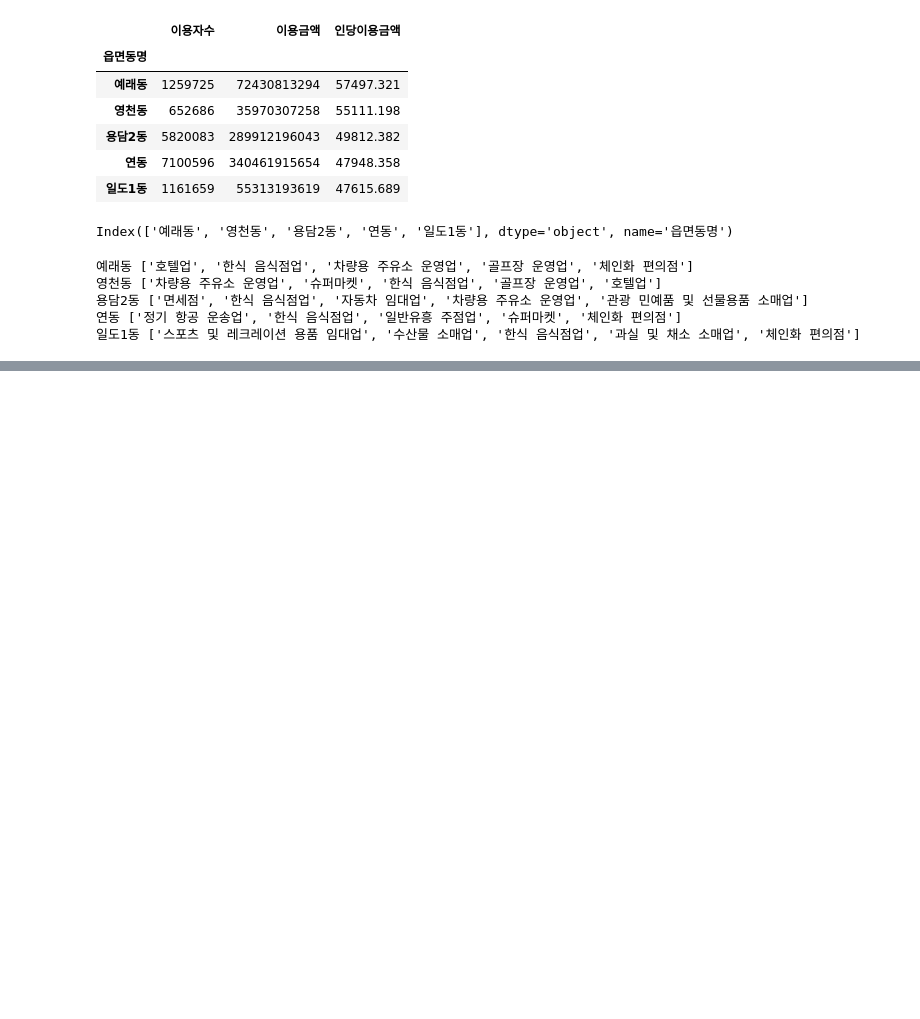
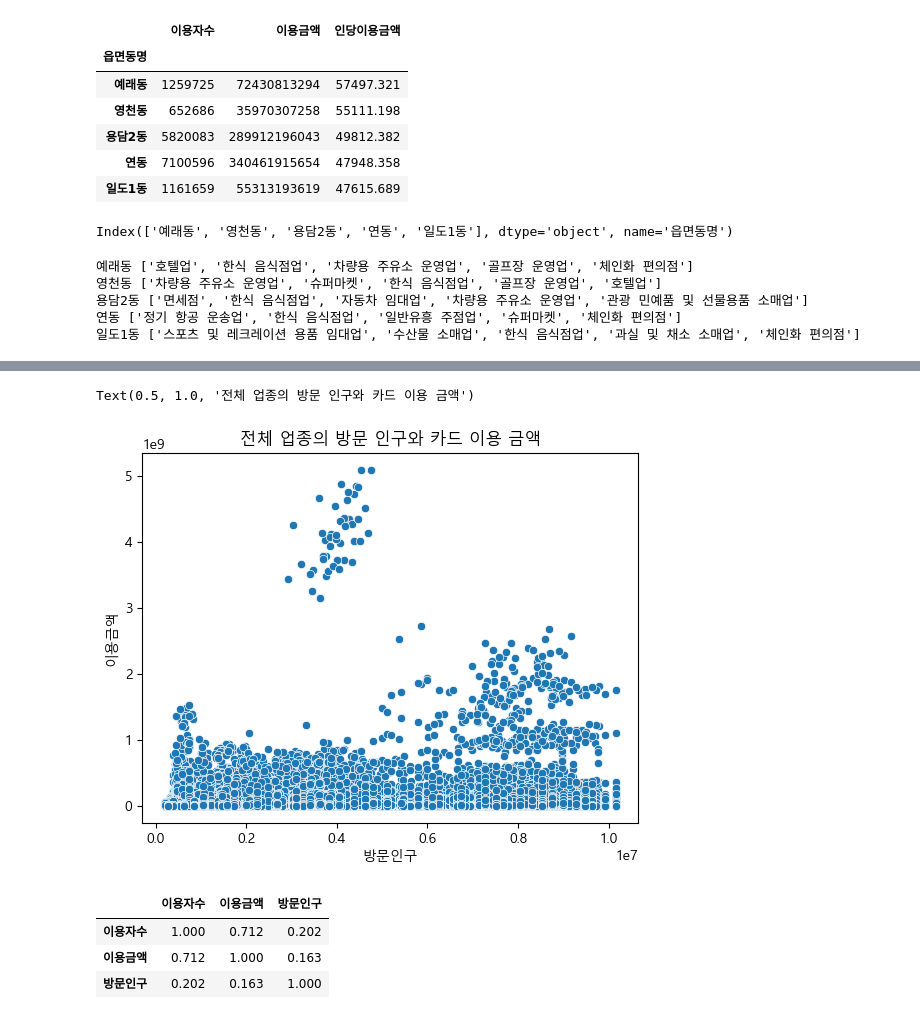
Before and after one commit to Crystal-0109/Codeit, a Jupyter notebook: JejuCardUseProject/jeju_card_project2.ipynb, the cells around one changed output, grey strips where cells are left out. Saved outputs shown, nothing was run; the diff lists cells and outputs as text; code cells hidden in the pictures; blank space fills up the shorter version.

```diff
--- a/JejuCardUseProject/jeju_card_project2.ipynb
+++ b/JejuCardUseProject/jeju_card_project2.ipynb
@@ -411,0 +500,2 @@ for reg in top5_region:
+# %%
+jeju_pop_df['성별'] = jeju_pop_df['성별'] + '성'
@@ -411,0 +574,13 @@ for reg in top5_region:
+# %%
+sns.scatterplot(jeju_df, x='방문인구', y='이용금액')
+plt.title('전체 업종의 방문 인구와 카드 이용 금액')
+# %% [output]
+Text(0.5, 1.0, '전체 업종의 방문 인구와 카드 이용 금액')
+[figure, added]
+# %%
+jeju_df.corr(numeric_only=True)
+# %% [output]
+|  | 이용자수 | 이용금액 | 방문인구 |
+| 이용자수 | 1.000 | 0.712 | 0.202 |
+| 이용금액 | 0.712 | 1.000 | 0.163 |
+| 방문인구 | 0.202 | 0.163 | 1.000 |
```
Also changed, not shown: parts of 16 cells of this notebook.
